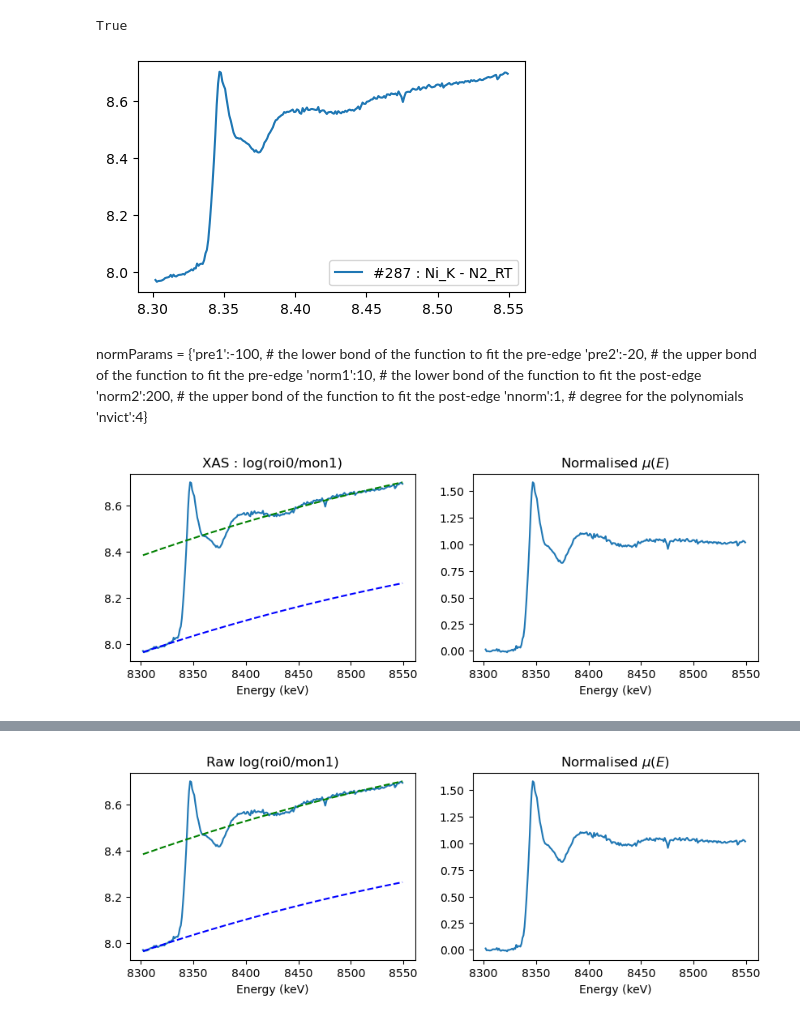
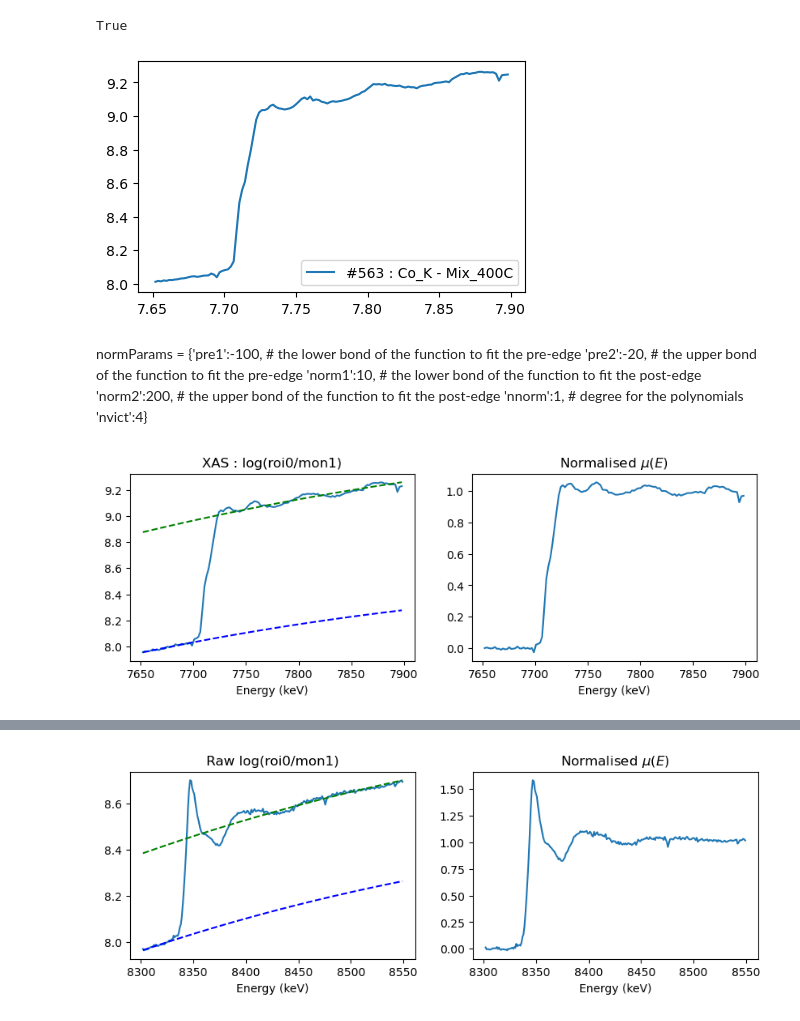
Before and after one commit to Awilson-cnrs/SIXS_analysis, a Jupyter notebook: notebooks/xas_sample3.ipynb, the cells around one changed output, grey strips where cells are left out. Cells and saved outputs as stored; diff of their text form; code cells hidden in the pictures.

```diff
--- a/Notebook/plotXAS_V1.ipynb
+++ b/notebooks/xas_sample3.ipynb
@@ -57,8 +57,30 @@ XASdict = {'66':{'edge':'Ni_K', 'trim':[1,0], 'label':'bragg'},
                  'normParams':{'pre1':-40, 'pre2':-15, 'norm1':10, 'norm2':200, 'nnorm':1, 'nvict':6}},
            '386':{'edge':'Co_K', 'trim':[1,0], 'label':'Mix_400C',
                   'normParams':{'pre1':-100, 'pre2':-20, 'norm1':10, 'norm2':200, 'nnorm':1, 'nvict':4}},
+           'Sample3':'Sample3',
+           '429':{'edge':'Ni_K', 'trim':[2,0], 'label':'N2_RT',
+                 'normParams':{'pre1':-100, 'pre2':-25, 'norm1':10, 'norm2':200, 'nnorm':1, 'nvict':4}},
+           '431':{'edge':'Co_K', 'trim':[1,0], 'label':'N2_RT',
+                 'normParams':{'pre1':-100, 'pre2':-25, 'norm1':10, 'norm2':200, 'nnorm':1, 'nvict':4}},
+           '459':{'edge':'Ni_K', 'trim':[2,0], 'label':'H2_200C',
+                 'normParams':{'pre1':-100, 'pre2':-25, 'norm1':10, 'norm2':200, 'nnorm':1, 'nvict':4}},
+           '461':{'edge':'Co_K', 'trim':[1,0], 'label':'H2_200C',
+                 'normParams':{'pre1':-100, 'pre2':-25, 'norm1':10, 'norm2':200, 'nnorm':1, 'nvict':4}},
+           '479':{'edge':'Ni_K', 'trim':[2,0], 'label':'H2_400C',
+                 'normParams':{'pre1':-100, 'pre2':-25, 'norm1':10, 'norm2':200, 'nnorm':1, 'nvict':4}},
+           '481':{'edge':'Co_K', 'trim':[1,0], 'label':'H2_400C',
+                 'normParams':{'pre1':-100, 'pre2':-25, 'norm1':10, 'norm2':200, 'nnorm':1, 'nvict':4}},
+           '537':{'edge':'Ni_K', 'trim':[2,0], 'label':'Mix_300C',
+                 'normParams':{'pre1':-100, 'pre2':-25, 'norm1':10, 'norm2':200, 'nnorm':1, 'nvict':4}},
+           '539':{'edge':'Co_K', 'trim':[1,0], 'label':'Mix_300C',
+                 'normParams':{'pre1':-100, 'pre2':-25, 'norm1':10, 'norm2':200, 'nnorm':1, 'nvict':4}},
+           '561':{'edge':'Ni_K', 'trim':[2,0], 'label':'Mix_400C',
+                 'normParams':{'pre1':-100, 'pre2':-10, 'norm1':10, 'norm2':200, 'nnorm':2, 'nvict':4}},
+           '563':{'edge':'Co_K', 'trim':[1,0], 'label':'Mix_400C',
+                 'normParams':{'pre1':-100, 'pre2':-10, 'norm1':10, 'norm2':200, 'nnorm':1, 'nvict':4}},
+}
 
-}
+NXStoPlot = [429, 431, 459, 461, 479, 481, 537, 539, 561, 563]
 
 nxs = 289
 path = [file_path for file_path in homePath.rglob(f"*{nxs}.nxs")][0]
@@ -66,7 +88,7 @@ path.exists()
 # %% [output]
 True
 # %%
-nxs = 287
+nxs = 563
 
 # load whole nxs
 filePath = [file_path for file_path in homePath.rglob(f"*{nxs}.nxs")][0]
@@ -93,7 +115,7 @@ plt.plot(energy, XAS_masked, label = label)
 plt.legend()
 plt.show()
 # %% [output]
-[figure, old version]
+[figure, new version]
 # %%
 # instance larch object with energy and signal
 data = Group(name='my group', energy=energy*1000, mu=XAS_masked)
@@ -106,22 +128,22 @@ normParams = {'pre1':-100, # the lower bond of the function to fit the pre-edge
          'nvict':4}
 # %%
 # tweak params, then copy it in the XASdict
-normParams = {'pre1':-100, 'pre2':-25, 'norm1':10, 'norm2':200, 'nnorm':1, 'nvict':4}
+normParams = {'pre1':-100, 'pre2':-10, 'norm1':10, 'norm2':200, 'nnorm':1, 'nvict':4}
 
 pre_edge(data.energy, data.mu, group=data, **normParams)
 
 fig, axes = plt.subplots(1, 2, figsize=(10, 3))
 
 axes[0].plot(data.energy, data.mu, label='XAS')
 axes[0].plot(data.energy, data.pre_edge,"b--")
 axes[0].plot(data.energy, data.post_edge,"g--")
 axes[0].set_xlabel("Energy (keV)")
 axes[0].set_title("XAS : log(roi0/mon1)")
 
-axes[1].plot(data.energy, data.norm, label='XAS')
+axes[1].plot(data.energy, data.flat, label='XAS')
 #plt.plot(data.energy, data.xas, label='XAS')
 axes[1].set_xlabel("Energy (keV)")
 axes[1].set_title("Normalised $\mu(E)$")
 plt.show()
 # %% [output]
-[figure, old version]
+[figure, new version]
```
Also changed, not shown: parts of 6 cells of this notebook, 28 other files.
